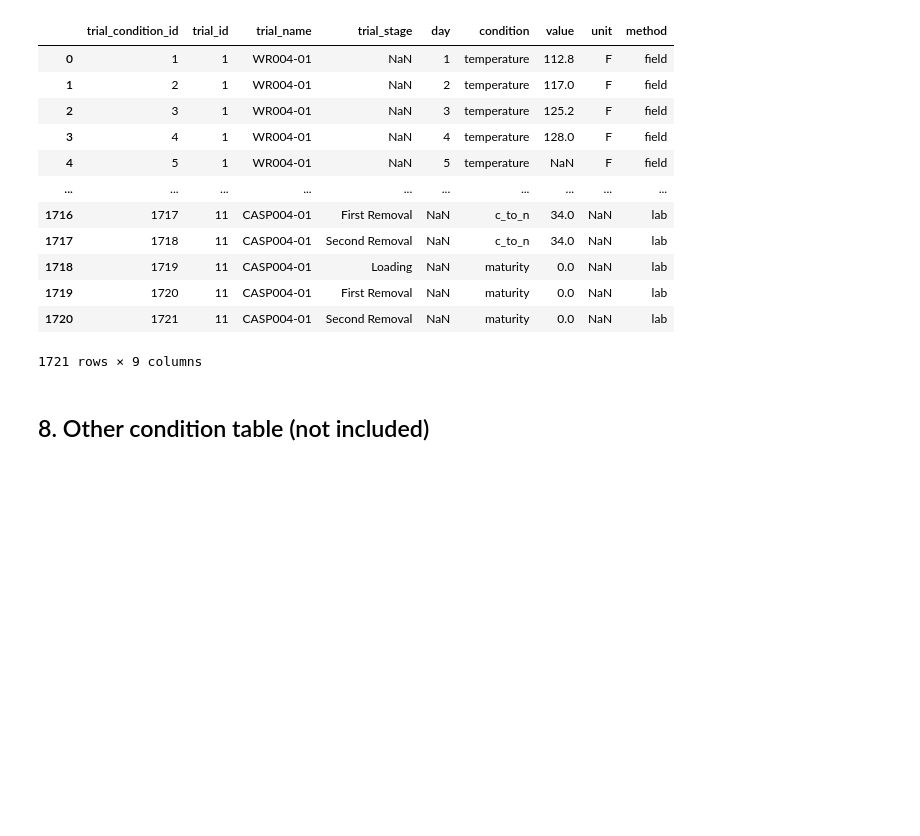
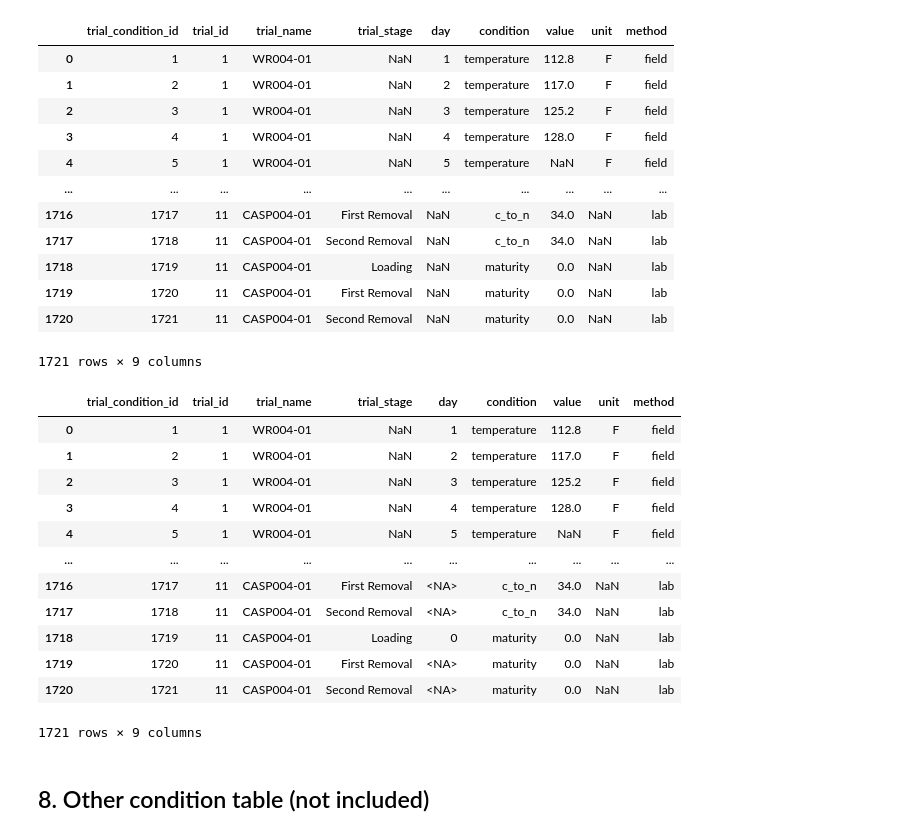
Before and after one commit to uchicago-dsi/compostable-disintegration-analysis, a Jupyter notebook: notebooks/add_facility_trial_trial_conditions.ipynb, the cells around one changed output. Drawn from its saved outputs; the diff is of its cells as text; code cells hidden in the pictures; blank space fills up the shorter version.

Commit message:
update trial condition table: 1. fill in days according to stages; 2. add maturity rating for 10 trials

```diff
--- a/notebooks/add_facility_trial_trial_conditions.ipynb
+++ b/notebooks/add_facility_trial_trial_conditions.ipynb
@@ -615,6 +615,42 @@ trial_condition
 | 1719 | 1720 | 11 | CASP004-01 | First Removal | NaN | maturity | 0.0 | NaN | lab |
 | 1720 | 1721 | 11 | CASP004-01 | Second Removal | NaN | maturity | 0.0 | NaN | lab |
 1721 rows × 9 columns
+# %%
+# Fill in day column according to stages of each trial
+# Create a dictionary for lookup with trial_id as keys and midpoint and endpoint as values
+trial_info_dict = trial.set_index('trial_id')[['midpoint_analysis', 'endpoint_analysis_trial_length']].to_dict('index')
+
+def determine_day(row):
+    if pd.isna(row['trial_stage']):
+        return row['day']  # If there's no trial_stage, we leave the day as is.
+    trial_id = row['trial_id']
+    if row['trial_stage'] == 'First Removal':
+        return trial_info_dict[trial_id]['midpoint_analysis']
+    elif row['trial_stage'] == 'Second Removal':
+        return trial_info_dict[trial_id]['endpoint_analysis_trial_length']
+    elif row['trial_stage'] == 'Loading':
+        return 0
+    return row['day']  # If trial_stage is something else, leave the day as is.
+
+trial_condition['day'] = trial_condition.apply(determine_day, axis=1)
+
+trial_condition['day'] = trial_condition['day'].astype('Int64')
+
+trial_condition
+# %% [output]
+|  | trial_condition_id | trial_id | trial_name | trial_stage | day | condition | value | unit | method |
+| 0 | 1 | 1 | WR004-01 | NaN | 1 | temperature | 112.8 | F | field |
+| 1 | 2 | 1 | WR004-01 | NaN | 2 | temperature | 117.0 | F | field |
+| 2 | 3 | 1 | WR004-01 | NaN | 3 | temperature | 125.2 | F | field |
+| 3 | 4 | 1 | WR004-01 | NaN | 4 | temperature | 128.0 | F | field |
+| 4 | 5 | 1 | WR004-01 | NaN | 5 | temperature | NaN | F | field |
+| ... | ... | ... | ... | ... | ... | ... | ... | ... | ... |
+| 1716 | 1717 | 11 | CASP004-01 | First Removal | <NA> | c_to_n | 34.0 | NaN | lab |
+| 1717 | 1718 | 11 | CASP004-01 | Second Removal | <NA> | c_to_n | 34.0 | NaN | lab |
+| 1718 | 1719 | 11 | CASP004-01 | Loading | 0 | maturity | 0.0 | NaN | lab |
+| 1719 | 1720 | 11 | CASP004-01 | First Removal | <NA> | maturity | 0.0 | NaN | lab |
+| 1720 | 1721 | 11 | CASP004-01 | Second Removal | <NA> | maturity | 0.0 | NaN | lab |
+1721 rows × 9 columns
 # %%
 trial_condition.to_csv('/Users/cecilia/2024-winter-compostable/data/finalized_datasets/trial_conditions.csv', index=False)
 # %% [markdown]
```
Also changed, not shown: parts of 3 cells of this notebook, 1 other file.
